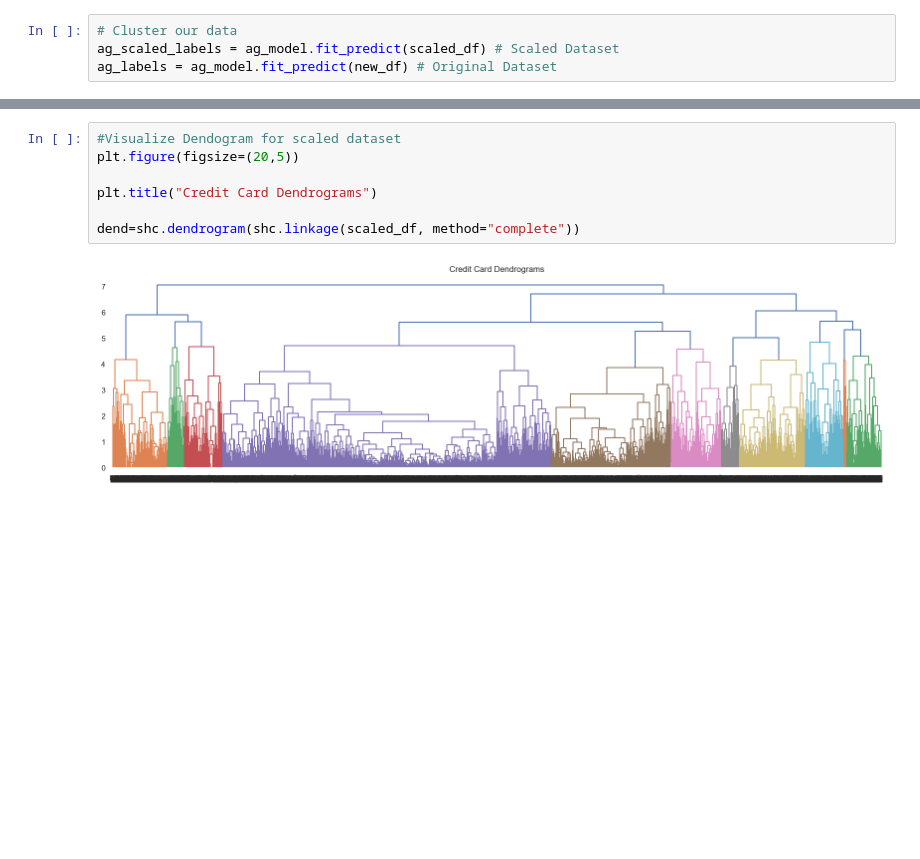
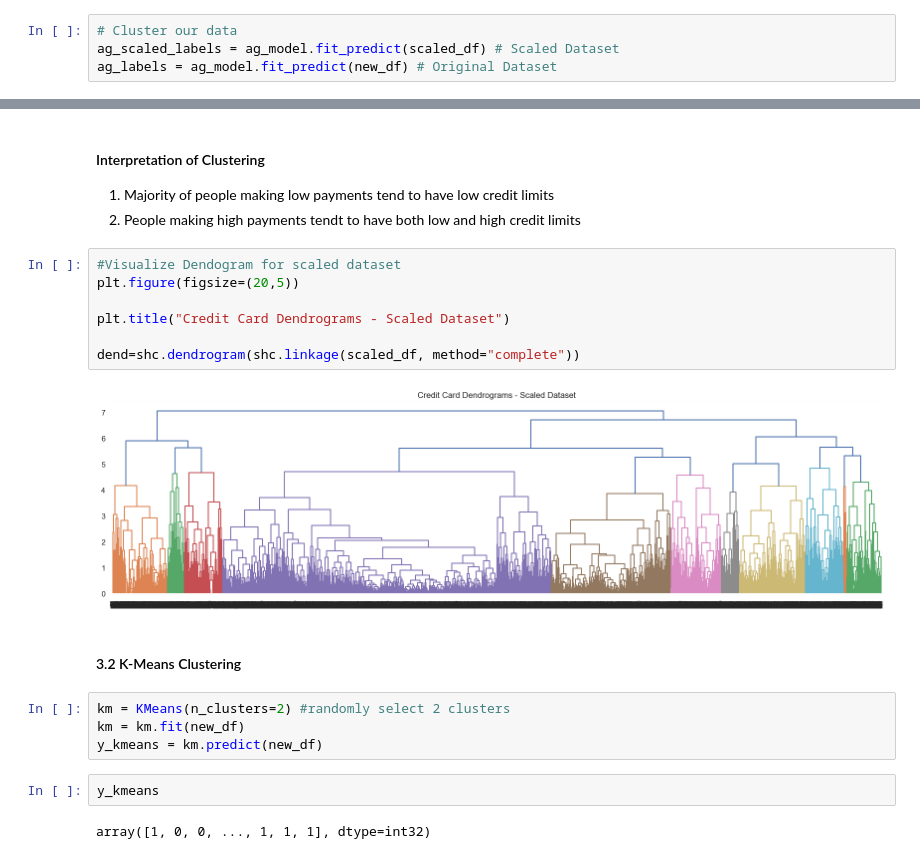
Before and after one commit to normanmunge/credit-card-clustering, a Jupyter notebook: credit-card-clustering.ipynb, the cells around one changed output, grey strips where cells are left out. Cells and saved outputs as stored; diff of their text form; blank space fills up the shorter version.

Commit message:
Adds kmeans clustering

```diff
--- a/credit-card-clustering.ipynb
+++ b/credit-card-clustering.ipynb
@@ -370,10 +370,24 @@ plt.colorbar(scatter)
 [figure]
+# %% [markdown]
+#### Interpretation of Clustering
+1. Majority of people making low payments tend to have low credit limits
+2. People making high payments tendt to have both low and high credit limits
 # %%
 #Visualize Dendogram for scaled dataset
 plt.figure(figsize=(20,5))
 
-plt.title("Credit Card Dendrograms")
+plt.title("Credit Card Dendrograms - Scaled Dataset")
 
 dend=shc.dendrogram(shc.linkage(scaled_df, method="complete"))
 # %% [output]
-[figure, old version]
+[figure, new version]
+# %% [markdown]
+#### 3.2 K-Means Clustering
+# %%
+km = KMeans(n_clusters=2) #randomly select 2 clusters
+km = km.fit(new_df)
+y_kmeans = km.predict(new_df)
+# %%
+y_kmeans
+# %% [output]
+array([1, 0, 0, ..., 1, 1, 1], dtype=int32)
```
Also changed, not shown: parts of 16 cells of this notebook.
